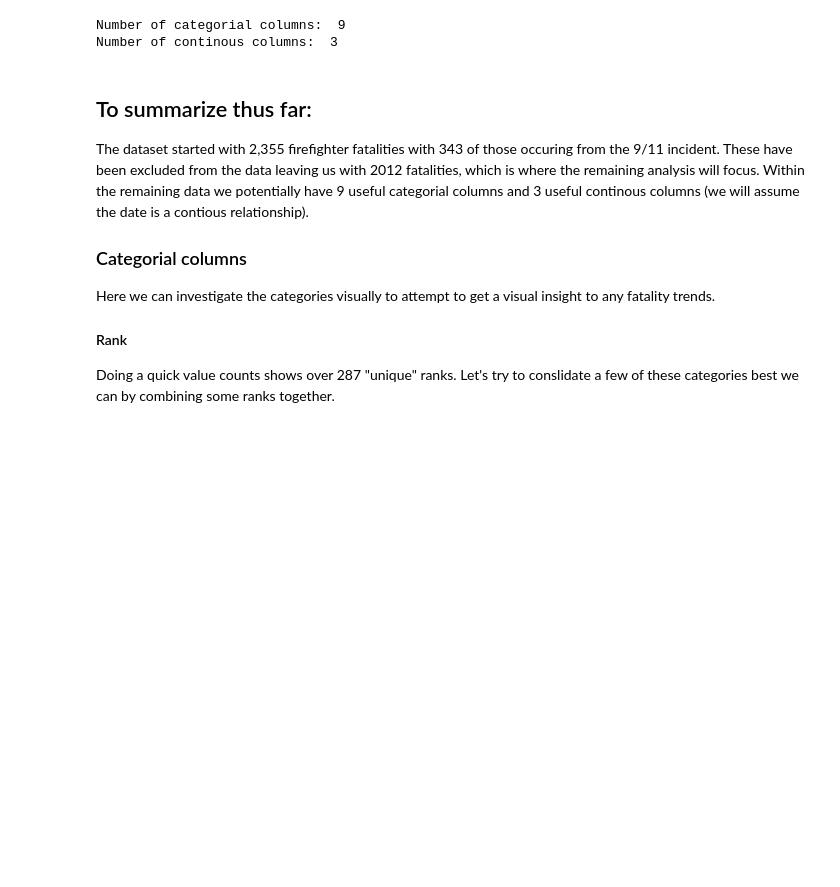
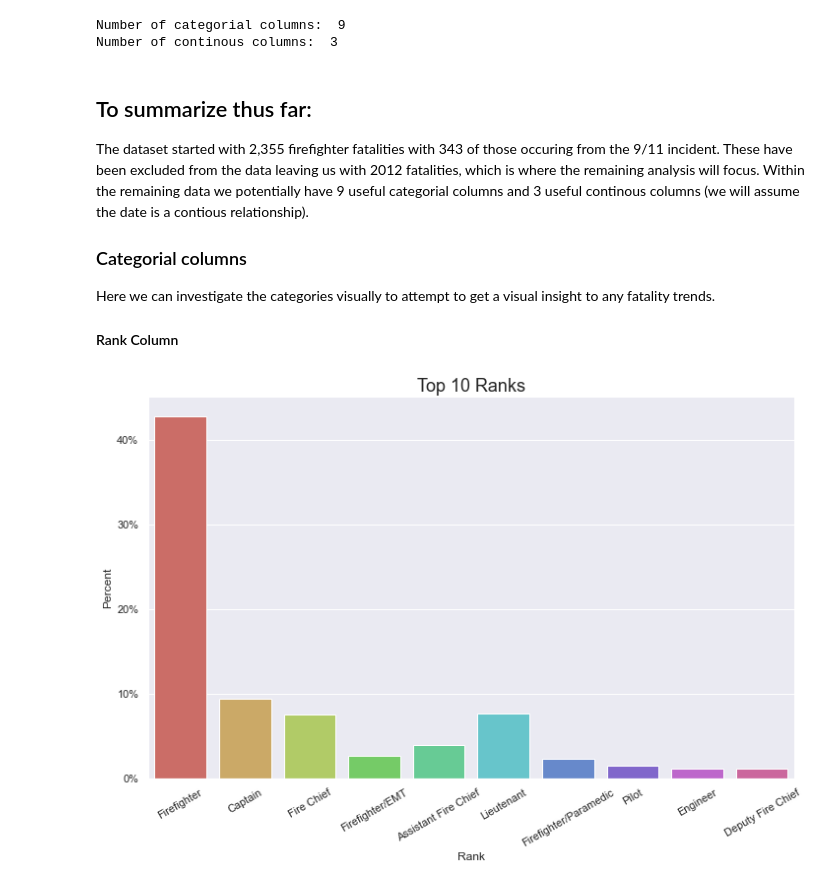
Before and after one commit to abcjamesjordan/firefigher_fatalities, a Jupyter notebook: ff_analysis.ipynb, the cells around one changed output. Cells and saved outputs as stored; diff of their text form; code cells hidden in the pictures; blank space fills up the shorter version.

```diff
--- a/ff_analysis.ipynb
+++ b/ff_analysis.ipynb
@@ -367,6 +343,20 @@ The dataset started with 2,355 firefighter fatalities with 343 of those occuring
 
 Here we can investigate the categories visually to attempt to get a visual insight to any fatality trends.
 
-#### Rank
-
-Doing a quick value counts shows over 287 "unique" ranks. Let's try to conslidate a few of these categories best we can by combining some ranks together.
+#### Rank Column
+# %%
+# Get only top 10 ranks from dataset
+top_10_rank = df['rank'].value_counts()[:10]
+top_10_list = top_10_rank.index
+top_10_list
+top_10 = df.loc[df['rank'].isin(top_10_list)]
+
+# Plot using seaborn
+g = sns.catplot(x='rank', kind='count', palette='hls', data=top_10, height=6, aspect=10/6)
+plt.title('Top 10 Ranks', fontsize=18)
+plt.xlabel('Rank')
+plt.ylabel('Percent')
+[plt.setp(ax.get_xticklabels(), rotation=30) for ax in g.axes.flat];
+plt.gca().yaxis.set_major_formatter(PercentFormatter(2012, decimals=0))
+# %% [output]
+[figure, added]
```
Also changed, not shown: parts of 33 cells of this notebook.
